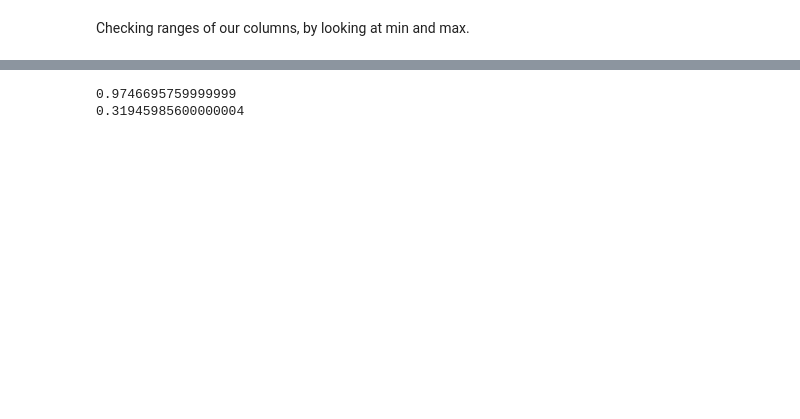
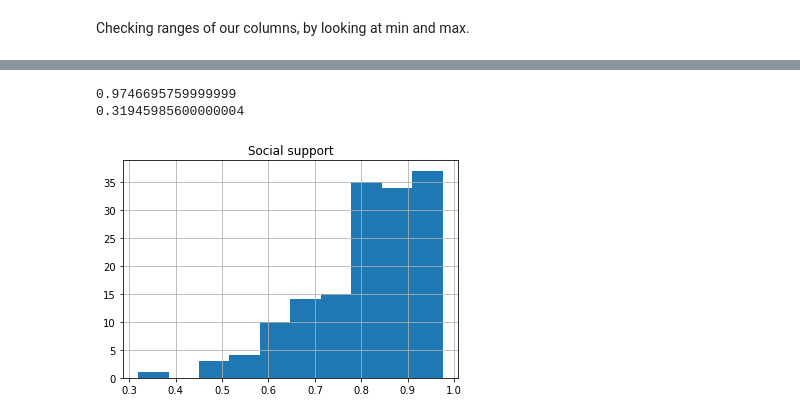
Before and after one commit to radekv23/rwp, a Jupyter notebook: WHR.ipynb, the cells around one changed output, grey strips where cells are left out. Cells and saved outputs as stored; diff of their text form; code cells hidden in the pictures; blank space fills up the shorter version.

```diff
--- a/WHR.ipynb
+++ b/WHR.ipynb
@@ -146,9 +156,12 @@ print(whr20['Logged GDP per capita'].min())
 # %%
 print(whr20['Social support'].max())
 print(whr20['Social support'].min())
+whr20.hist(column='Social support') # lof normal invers
+plt.show()
 # %% [output]
 0.9746695759999999
 0.31945985600000004
+[figure, added]
 # %%
 print(whr20['Healthy life expectancy'].max())
 print(whr20['Healthy life expectancy'].min())
```
Also changed, not shown: parts of 19 cells of this notebook.
